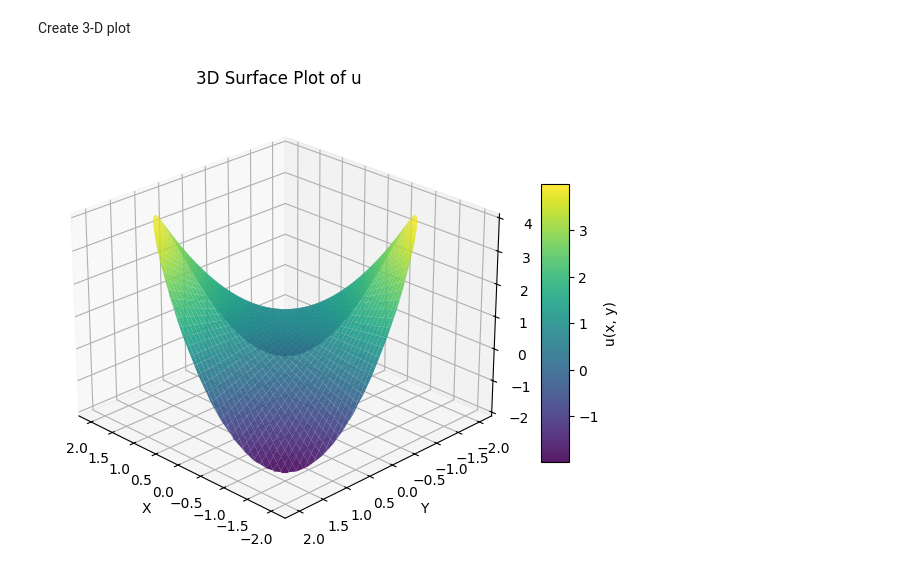
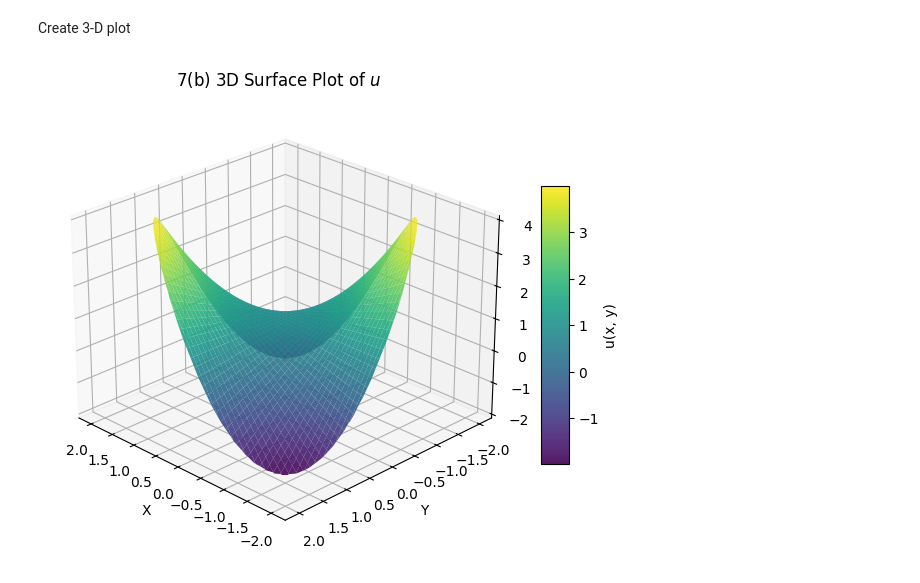
Before and after one commit to maxmartin40/MATH-5440-Code, a Jupyter notebook: Homework4.ipynb, the cells around one changed output. Saved outputs shown, nothing was run; the diff lists cells and outputs as text; code cells hidden in the pictures.

```diff
--- a/Homework4.ipynb
+++ b/Homework4.ipynb
@@ -41,17 +41,17 @@ Create 3-D plot
 # %%
 fig_surface = plt.figure(figsize=(8, 6))
 ax_s = fig_surface.add_subplot(111, projection='3d')
 
 surf = ax_s.plot_surface(X, Y, U_disk, cmap='viridis', edgecolor='none', alpha=0.9)
 fig_surface.colorbar(surf, ax=ax_s, label='u(x, y)', shrink=0.6, aspect=10)
 
-ax_s.set_title('3D Surface Plot of u', fontsize=12)
+ax_s.set_title('7(b) 3D Surface Plot of $u$', fontsize=12)
 ax_s.set_xlabel('X')
 ax_s.set_ylabel('Y')
 ax_s.set_zlabel('u(x, y)')
 
 ax_s.view_init(elev=25, azim=135)
 
 plt.show()
 # %% [output]
-[figure, old version]
+[figure, new version]
```
Also changed, not shown: parts of 1 cell of this notebook.
